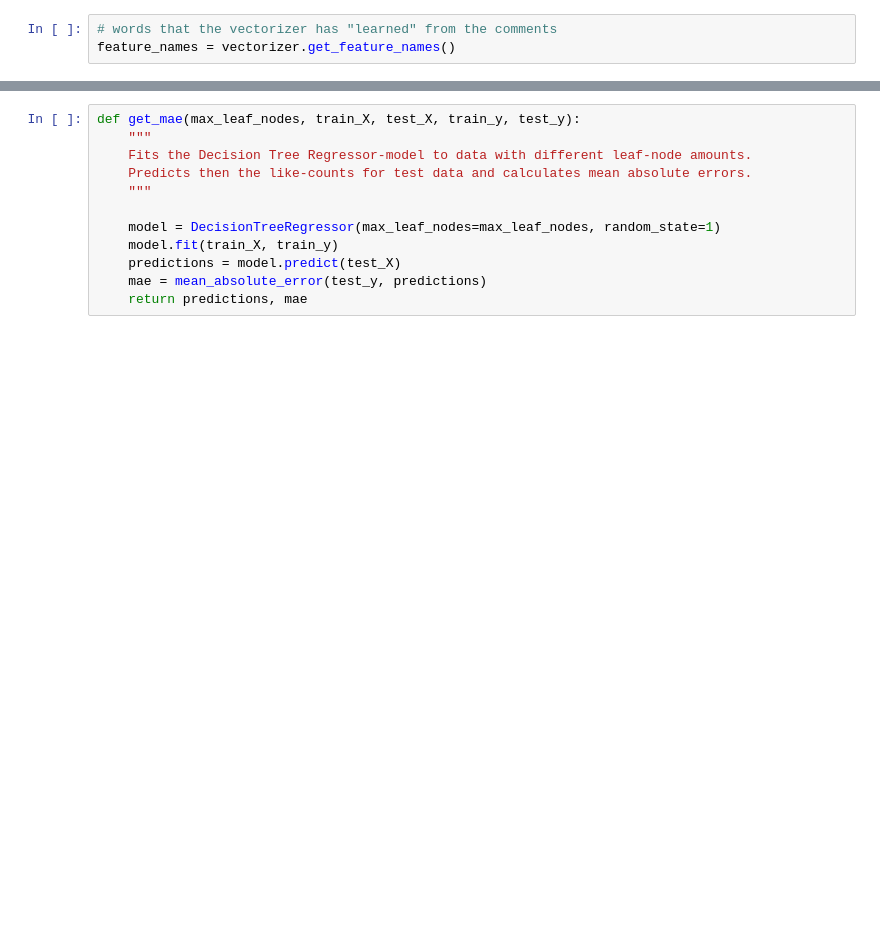
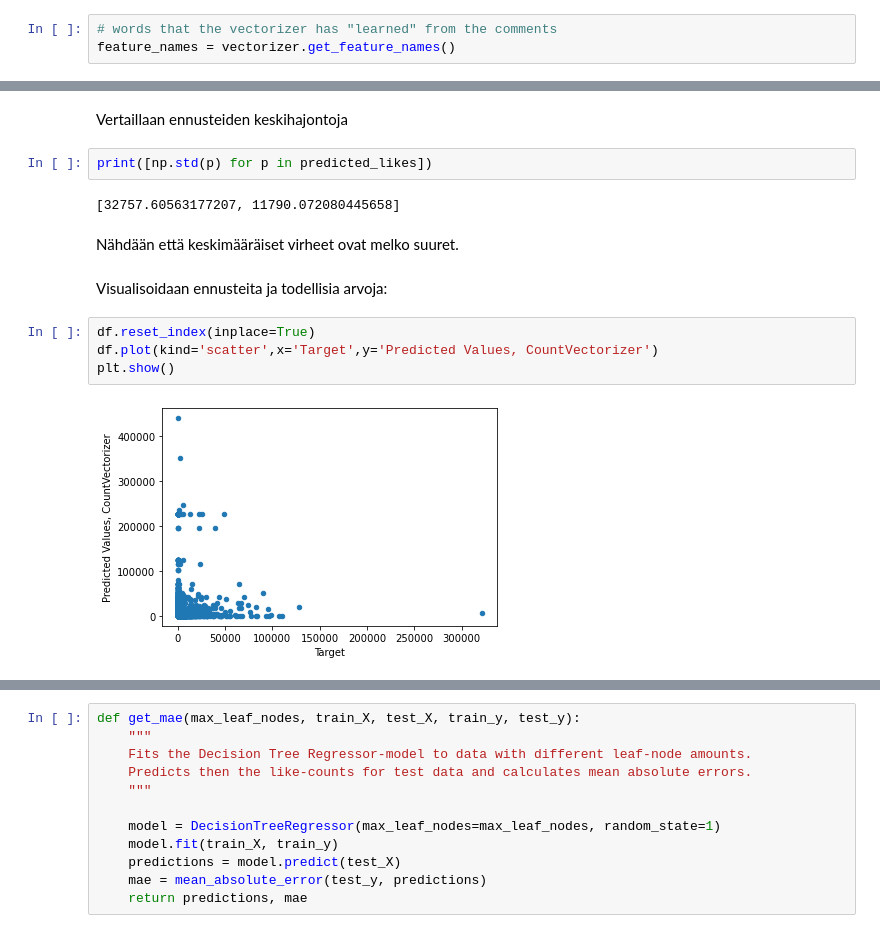
Before and after one commit to bonskotti/ytube-comments, a Jupyter notebook: youtube_comments.ipynb, the cells around one changed output, grey strips where cells are left out. Drawn from its saved outputs; the diff is of its cells as text; blank space fills up the shorter version.

```diff
--- a/youtube_comments.ipynb
+++ b/youtube_comments.ipynb
@@ -557,0 +540,16 @@ print(y_test.shape)
+# %% [markdown]
+Vertaillaan ennusteiden keskihajontoja
+# %%
+print([np.std(p) for p in predicted_likes])
+# %% [output]
+[32757.60563177207, 11790.072080445658]
+# %% [markdown]
+Nähdään että keskimääräiset virheet ovat melko suuret.
+# %% [markdown]
+Visualisoidaan ennusteita ja todellisia arvoja:
+# %%
+df.reset_index(inplace=True)
+df.plot(kind='scatter',x='Target',y='Predicted Values, CountVectorizer')
+plt.show()
+# %% [output]
+[figure, added]
```
Also changed, not shown: parts of 106 cells of this notebook.
